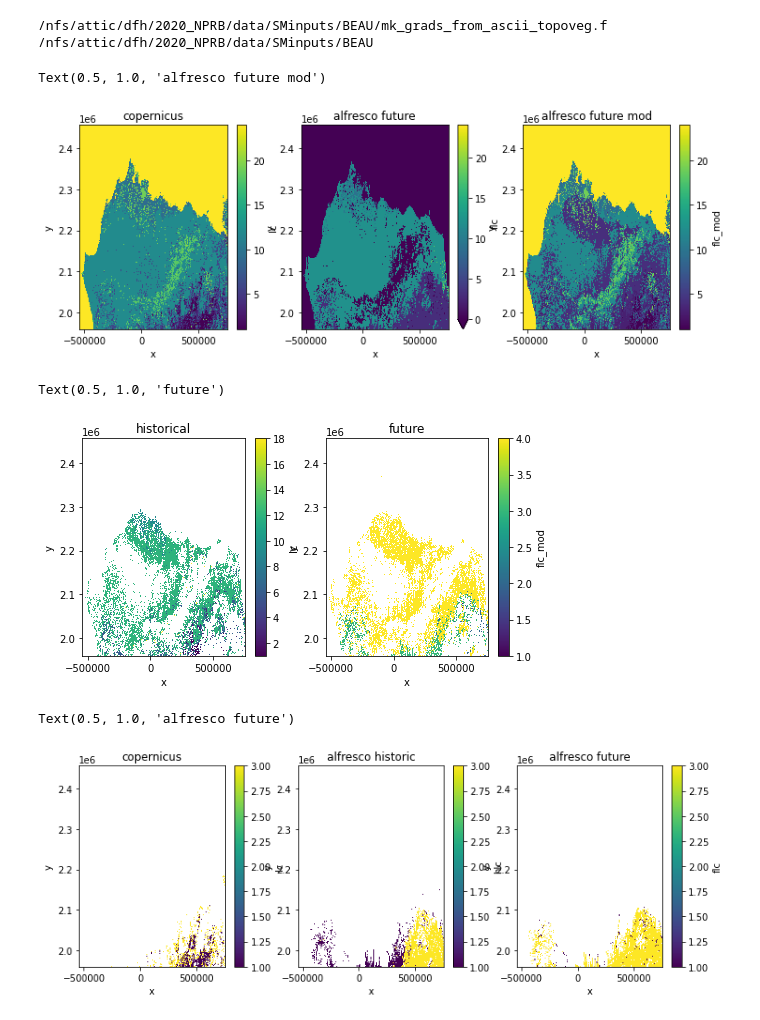
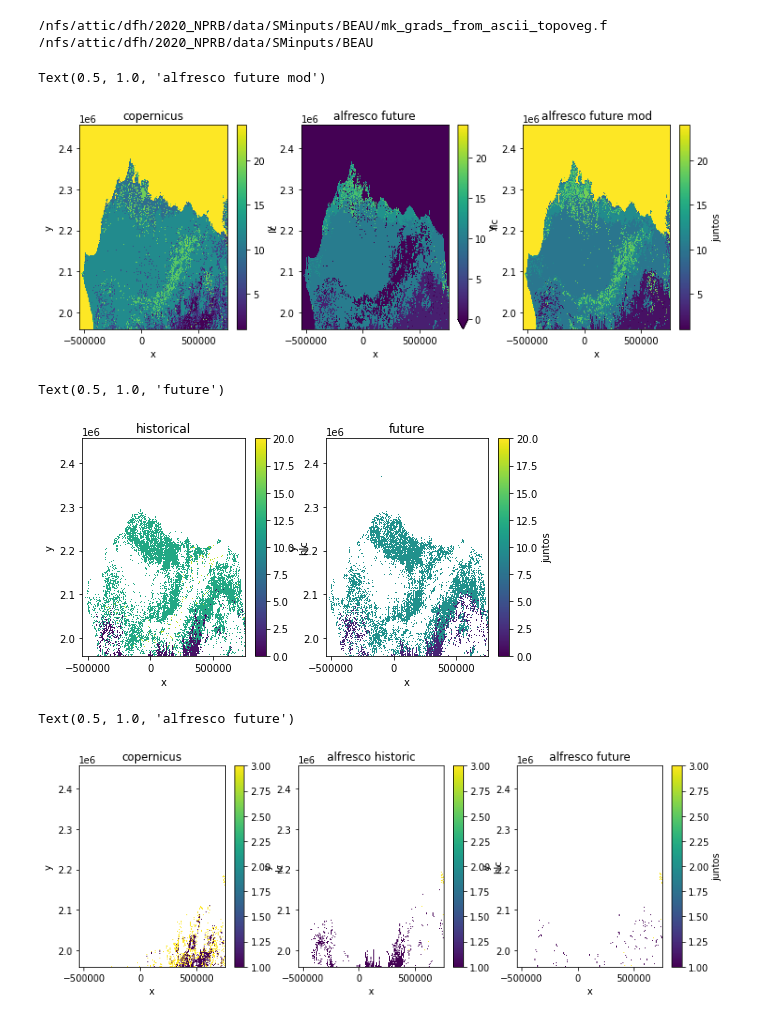
Before and after one commit to nina-aragon/NPRB, a Jupyter notebook: notebooksBEAU/03_future_cfsv2/04_landcover.ipynb, the cells around one changed output. Drawn from its saved outputs; the diff is of its cells as text; code cells hidden in the pictures.

Commit message:
Updated future LC data to be more consistent with historical.

```diff
--- a/notebooksBEAU/03_future_cfsv2/04_landcover.ipynb
+++ b/notebooksBEAU/03_future_cfsv2/04_landcover.ipynb
@@ -175,18 +150,21 @@ def veg2sm(indata):
     #change modeled veg to sm categories
     #reclassify white spruce forest & black spruce forest to conifer forest
     update = np.where(indata == 2,1,indata)
-    # reclassify shrub tundra & graminoid tundra as grassland/rangeland
-    update = np.where(indata == 4,12,update)
+    #reclassify deciduous forest to SM number
+    update = np.where(indata == 3,2,update)
+    # reclassify shrub tundra to erect shrub tundra
+    update = np.where(indata == 4,10,update)
+    # graminoid tundra as grassland/rangeland
     update = np.where(indata == 5,12,update)
     # reclassify wetland tundra as shrub wetland/riparian
-    update = np.where(indata == 6,9,update)
+    update = np.where(indata == 6,17,update)
     # reclassify barren lichen to bare
     update = np.where(indata == 7,18,update)
     # reclassify temperate rainforest to mixed forest
     update = np.where(indata == 8,3,update)
     return update
-lc['hlc']=(['y','x'],veg2sm(HLC))
-lc['flc']=(['y','x'],veg2sm(FLC))
+updateFLC = veg2sm(FLC)
+lc['flc']=(['y','x'],updateFLC)
 lc
 # %% [output]
 <xarray.Dataset>
@@ -206,11 +187,12 @@ Data variables:
     _FillValue:                0.0
     scale_factor:              1.0
     add_offset:                0.0
-# %%
-# replace all vegetation lc that changed from past to future with the future value
-# everywhere else will remain the copernicus lc
-flcmod = np.where(HLC!=FLC,FLC,LC)
-# keep all non-vegetation lc classes
-FLCMOD = np.where((LC==19)|(LC==20)|(LC==21)|(LC==22)|(LC==24),LC,flcmod)
-# add to ds
-lc['flc_mod']= (['y','x'],FLCMOD)
+# %%
+# update vegetation
+juntos = np.where(updateFLC>0,updateFLC,LC)
+# make sure ocean did not change
+juntos = np.where(LC==24,24,juntos)
+# make sure water did not change
+juntos = np.where(LC==19,19,juntos)
+lc['juntos']=(['y','x'],juntos)
+lc.juntos.plot(vmin=0,vmax=24)
@@ -285,6 +271,10 @@ with open(demveg_ctl, 'w') as f:
 # %% [output]
 /nfs/attic/dfh/2020_NPRB/data/SMinputs/BEAU/mk_grads_from_ascii_topoveg.f
 /nfs/attic/dfh/2020_NPRB/data/SMinputs/BEAU
+# %%
+# open historic file to evaluate changes
+histlc = rxr.open_rasterio(dataPath+domain+'_veg_hist.tif')
+lc['hlc']=(['y','x'],histlc.isel(band=0).values)
 # %%
 # plots of lc change
 fig, (ax,ax1,ax2) = plt.subplots(1,3,figsize=[12,4])
@@ -292,21 +282,21 @@ lc.lc.plot(ax=ax)
 ax.set_title('copernicus')
 lc.flc.plot(ax=ax1,vmin=0,vmax=24)
 ax1.set_title('alfresco future')
-lc.flc_mod.plot(ax=ax2)
+lc.juntos.plot(ax=ax2)
 ax2.set_title('alfresco future mod')
 # %% [output]
 Text(0.5, 1.0, 'alfresco future mod')
-[figure, old version]
+[figure, new version]
 # %%
 # where lc changed
 fig, (ax, ax1) = plt.subplots(1,2,figsize=[8,4])
-lc.lc.where(lc.lc!=lc.flc_mod).plot(ax=ax)
+lc.hlc.where(lc.hlc!=lc.juntos).plot(ax=ax,vmin=0,vmax =20)
 ax.set_title('historical')
-lc.flc_mod.where(lc.lc!=lc.flc_mod).plot(ax=ax1)
+lc.juntos.where(lc.hlc!=lc.juntos).plot(ax=ax1,vmin=0,vmax =20)
 ax1.set_title('future')
 # %% [output]
 Text(0.5, 1.0, 'future')
-[figure, old version]
+[figure, new version]
 # %%
 # using reclassified alfresco lc classes to align with sm
 fig, (ax,ax1,ax2) = plt.subplots(1,3,figsize=[12,4])
@@ -314,11 +304,11 @@ lc.lc.where((lc.lc==1)|(lc.lc==3)).plot(ax=ax)
 ax.set_title('copernicus')
 lc.hlc.where((lc.hlc==1)|(lc.hlc==3)).plot(ax=ax1)
 ax1.set_title('alfresco historic')
-lc.flc.where((lc.flc==1)|(lc.flc==3)).plot(ax=ax2)
+lc.juntos.where((lc.juntos==1)|(lc.juntos==3)).plot(ax=ax2)
 ax2.set_title('alfresco future')
 # %% [output]
 Text(0.5, 1.0, 'alfresco future')
-[figure, old version]
+[figure, new version]
 # %%
 # using original alfresco lc classes
 fig, (ax,ax1,ax2) = plt.subplots(1,3,figsize=[12,4])
```
Also changed, not shown: parts of 24 cells of this notebook, 3 other files.
